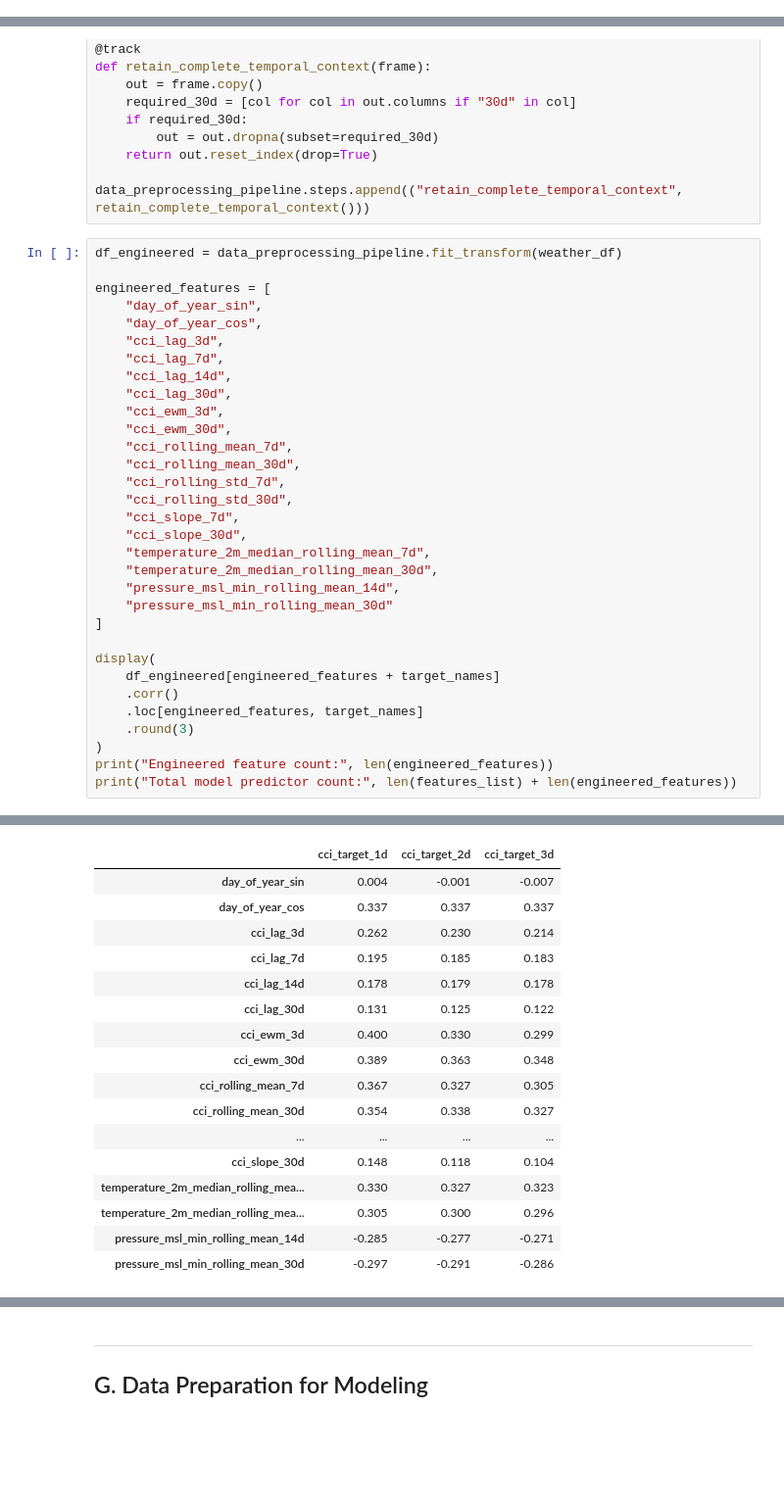
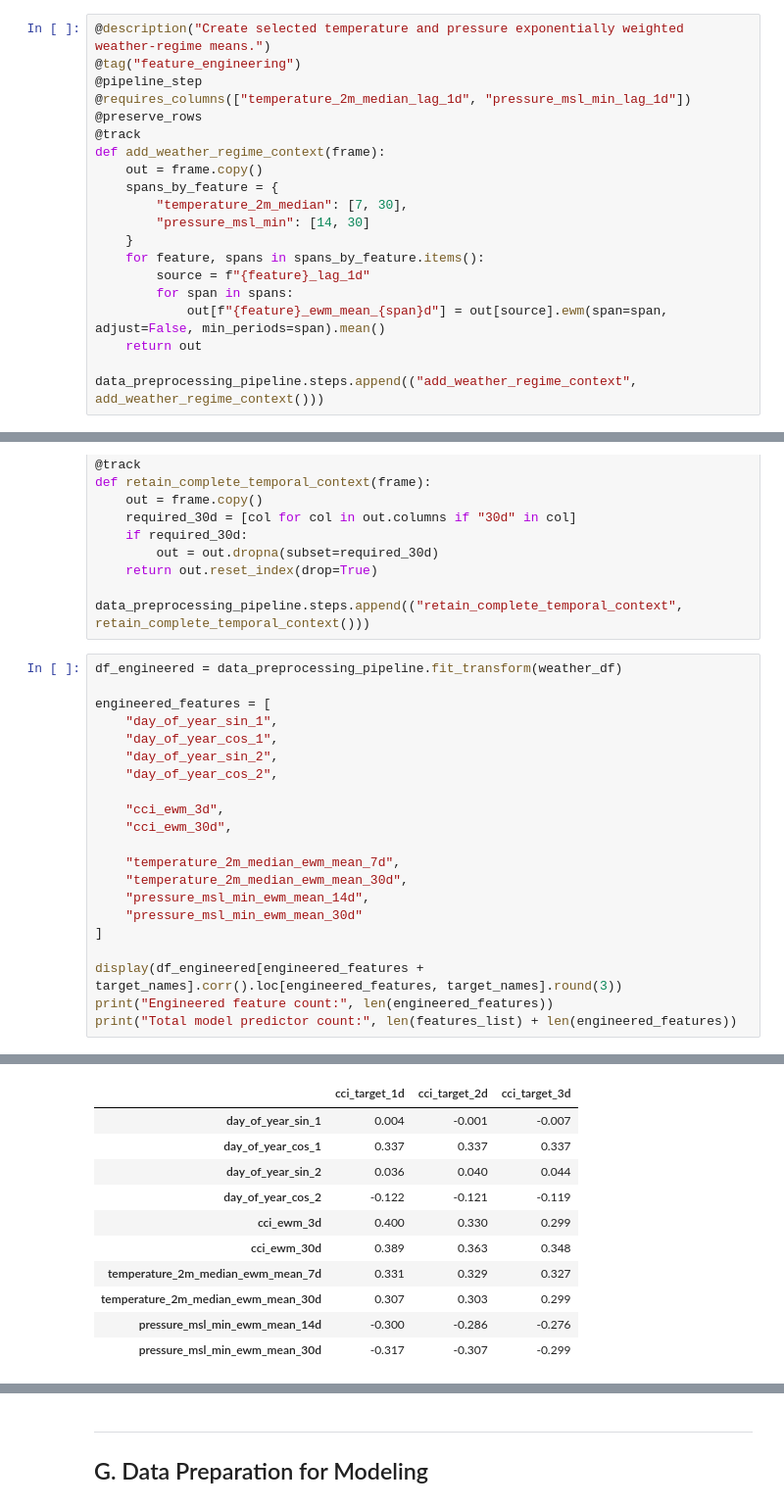
Before and after one commit to RP28/36120-26SP-AT2-26294153-experiments, a Jupyter notebook: notebooks/comfort_climate/36120_26SP_AT2_26294153_experiment_1.ipynb, the cells around one changed output, grey strips where cells are left out. Shown at 98% size. Saved outputs shown, nothing was run; the diff lists cells and outputs as text; blank space fills up the shorter version.

```diff
--- a/notebooks/comfort_climate/36120_26SP_AT2_26294153_experiment_1.ipynb
+++ b/notebooks/comfort_climate/36120_26SP_AT2_26294153_experiment_1.ipynb
@@ -1518,0 +1573,20 @@ The weather-regime context is reduced to temperature and pressure, which provide
+# %%
+@description("Create selected temperature and pressure exponentially weighted weather-regime means.")
+@tag("feature_engineering")
+@pipeline_step
+@requires_columns(["temperature_2m_median_lag_1d", "pressure_msl_min_lag_1d"])
+@preserve_rows
+@track
+def add_weather_regime_context(frame):
+    out = frame.copy()
+    spans_by_feature = {
+        "temperature_2m_median": [7, 30],
+        "pressure_msl_min": [14, 30]
+    }
+    for feature, spans in spans_by_feature.items():
+        source = f"{feature}_lag_1d"
+        for span in spans:
+            out[f"{feature}_ewm_mean_{span}d"] = out[source].ewm(span=span, adjust=False, min_periods=span).mean()
+    return out
+
+data_preprocessing_pipeline.steps.append(("add_weather_regime_context", add_weather_regime_context()))
@@ -1533,32 +1648,21 @@ data_preprocessing_pipeline.steps.append(("retain_complete_temporal_context", re
 df_engineered = data_preprocessing_pipeline.fit_transform(weather_df)
 
 engineered_features = [
-    "day_of_year_sin",
-    "day_of_year_cos",
-    "cci_lag_3d",
-    "cci_lag_7d",
-    "cci_lag_14d",
-    "cci_lag_30d",
+    "day_of_year_sin_1",
+    "day_of_year_cos_1",
+    "day_of_year_sin_2",
+    "day_of_year_cos_2",
+
     "cci_ewm_3d",
     "cci_ewm_30d",
-    "cci_rolling_mean_7d",
-    "cci_rolling_mean_30d",
-    "cci_rolling_std_7d",
-    "cci_rolling_std_30d",
-    "cci_slope_7d",
-    "cci_slope_30d",
-    "temperature_2m_median_rolling_mean_7d",
-    "temperature_2m_median_rolling_mean_30d",
-    "pressure_msl_min_rolling_mean_14d",
-    "pressure_msl_min_rolling_mean_30d"
+
+    "temperature_2m_median_ewm_mean_7d",
+    "temperature_2m_median_ewm_mean_30d",
+    "pressure_msl_min_ewm_mean_14d",
+    "pressure_msl_min_ewm_mean_30d"
 ]
 
-display(
-    df_engineered[engineered_features + target_names]
-    .corr()
-    .loc[engineered_features, target_names]
-    .round(3)
-)
+display(df_engineered[engineered_features + target_names].corr().loc[engineered_features, target_names].round(3))
 print("Engineered feature count:", len(engineered_features))
 print("Total model predictor count:", len(features_list) + len(engineered_features))
 # %% [output]
@@ -1574,17 +1676,11 @@ print("Total model predictor count:", len(features_list) + len(engineered_featur
 |  | cci_target_1d | cci_target_2d | cci_target_3d |
-| day_of_year_sin | 0.004 | -0.001 | -0.007 |
-| day_of_year_cos | 0.337 | 0.337 | 0.337 |
-| cci_lag_3d | 0.262 | 0.230 | 0.214 |
-| cci_lag_7d | 0.195 | 0.185 | 0.183 |
-| cci_lag_14d | 0.178 | 0.179 | 0.178 |
-| cci_lag_30d | 0.131 | 0.125 | 0.122 |
+| day_of_year_sin_1 | 0.004 | -0.001 | -0.007 |
+| day_of_year_cos_1 | 0.337 | 0.337 | 0.337 |
+| day_of_year_sin_2 | 0.036 | 0.040 | 0.044 |
+| day_of_year_cos_2 | -0.122 | -0.121 | -0.119 |
 | cci_ewm_3d | 0.400 | 0.330 | 0.299 |
 | cci_ewm_30d | 0.389 | 0.363 | 0.348 |
-| cci_rolling_mean_7d | 0.367 | 0.327 | 0.305 |
-| cci_rolling_mean_30d | 0.354 | 0.338 | 0.327 |
-| ... | ... | ... | ... |
-| cci_slope_30d | 0.148 | 0.118 | 0.104 |
-| temperature_2m_median_rolling_mea... | 0.330 | 0.327 | 0.323 |
-| temperature_2m_median_rolling_mea... | 0.305 | 0.300 | 0.296 |
-| pressure_msl_min_rolling_mean_14d | -0.285 | -0.277 | -0.271 |
-| pressure_msl_min_rolling_mean_30d | -0.297 | -0.291 | -0.286 |
+| temperature_2m_median_ewm_mean_7d | 0.331 | 0.329 | 0.327 |
+| temperature_2m_median_ewm_mean_30d | 0.307 | 0.303 | 0.299 |
+| pressure_msl_min_ewm_mean_14d | -0.300 | -0.286 | -0.276 |
+| pressure_msl_min_ewm_mean_30d | -0.317 | -0.307 | -0.299 |
```
Also changed, not shown: parts of 169 cells of this notebook, 6 other files.
